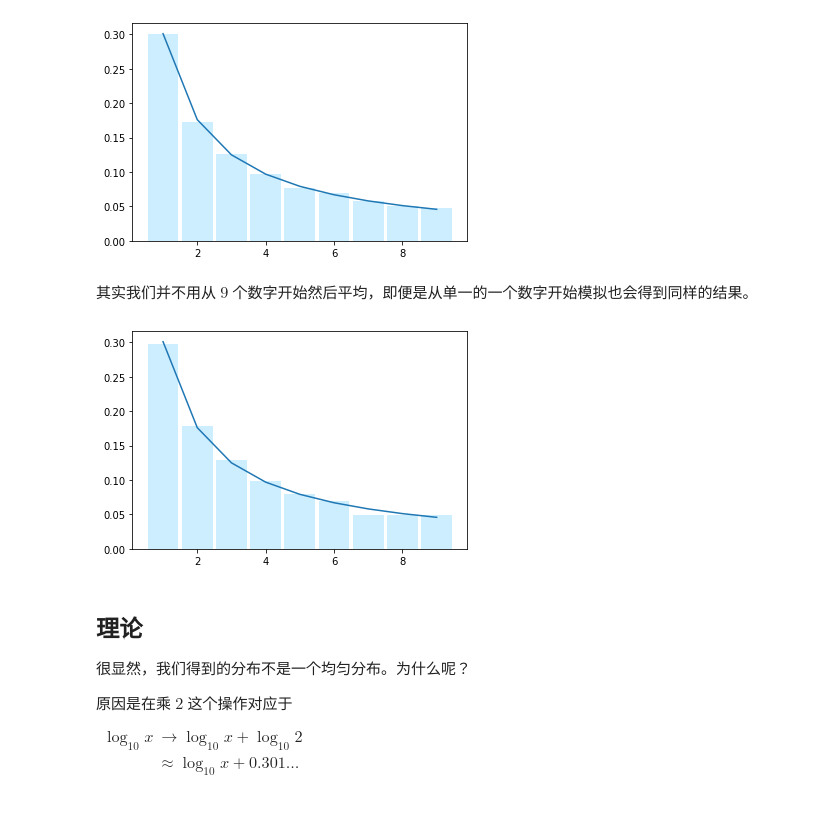
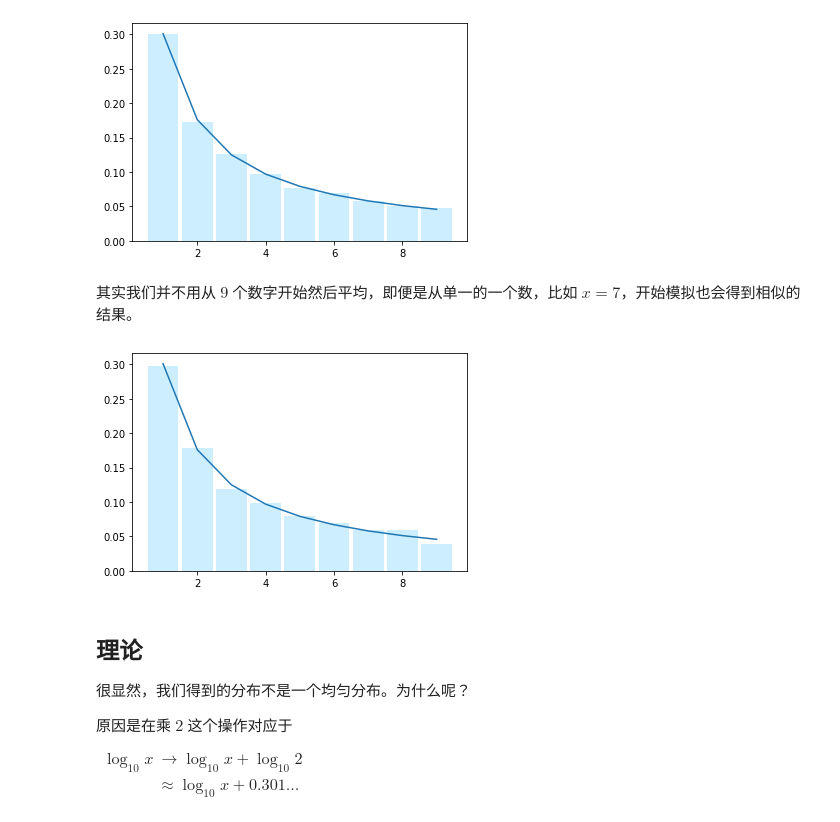
Before and after one commit to 3ki5tj/python-class, a Jupyter notebook: exercises/benford_automaton_answer.ipynb, the cells around one changed output. Saved outputs shown, nothing was run; the diff lists cells and outputs as text; code cells hidden in the pictures.

```diff
--- a/exercises/benford_automaton_answer.ipynb
+++ b/exercises/benford_automaton_answer.ipynb
@@ -75,13 +53,13 @@ plt.show()
 # %% [output]
 [figure]
 # %% [markdown]
-其实我们并不用从 $9$ 个数字开始然后平均，即便是从单一的一个数字开始模拟也会得到同样的结果。
+其实我们并不用从 $9$ 个数字开始然后平均，即便是从单一的一个数，比如 $x = 7$，开始模拟也会得到相似的结果。
 # %%
-plt.hist(multiply(3.14, 100), bins=9, range=(0.5,9.5), density=True, color='#cef', rwidth=0.9)
+plt.hist(multiply(7, 100), bins=9, range=(0.5,9.5), density=True, color='#cef', rwidth=0.9)
 plt.plot(range(1, 10), [math.log10(1+1/x) for x in range(1, 10)])
 plt.show()
 # %% [output]
-[figure, old version]
+[figure, new version]
 # %% [markdown]
 ## 理论
 
```
Also changed, not shown: parts of 2 cells of this notebook, 2 other files.
